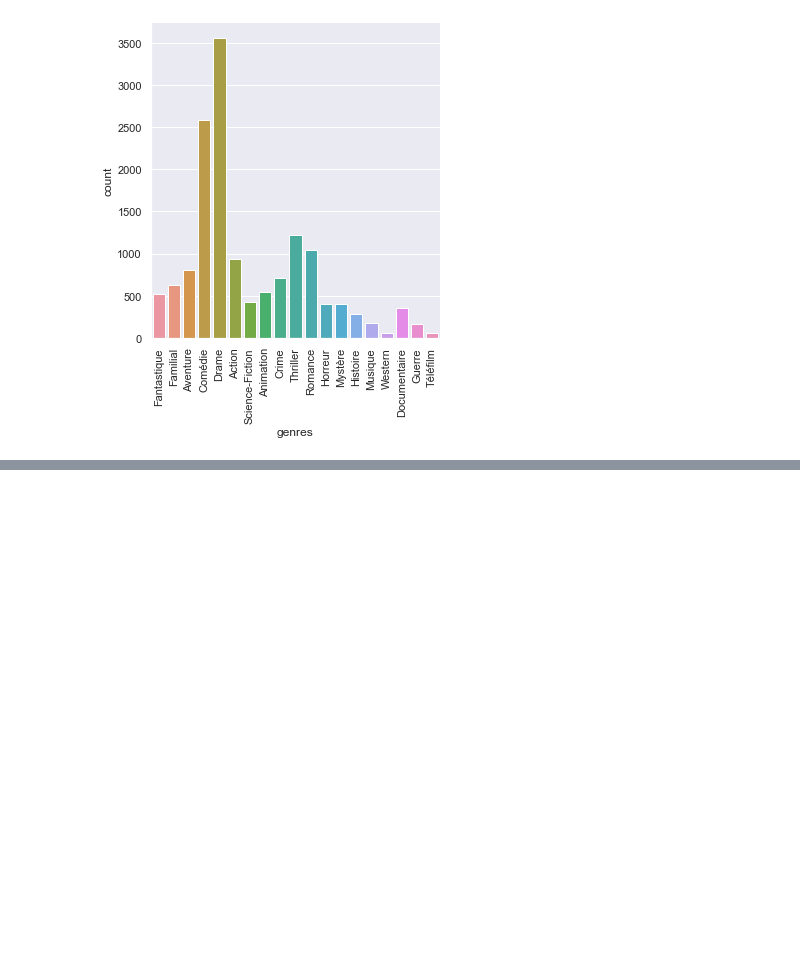
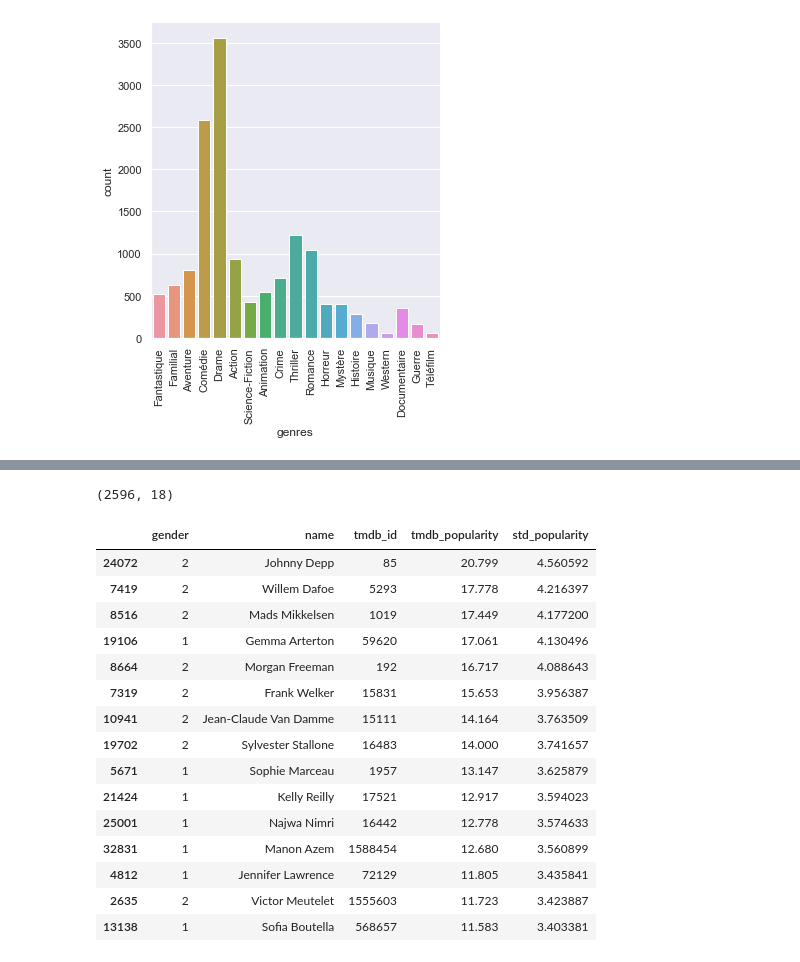
Before and after one commit to artefactory/french-box-office, a Jupyter notebook: notebooks/session4-data-exploration.ipynb, the cells around one changed output, grey strips where cells are left out. Cells and saved outputs as stored; diff of their text form; code cells hidden in the pictures; blank space fills up the shorter version.

```diff
--- a/notebooks/session5-data-exploration.ipynb
+++ b/notebooks/session4-data-exploration.ipynb
@@ -266,3 +457,32 @@ Name: production_countries, Length: 124, dtype: int64
+# %%
+data_fr.shape
+# %% [output]
+(2596, 18)
+# %%
+actors_fr = flatten_list_series(data_fr['cast'])
+actors_fr_df = actors_fr['cast'].apply(pd.Series)
+# %%
+actors_fr_df = actors_fr_df[["gender", "name", "tmdb_id", "tmdb_popularity"]].drop_duplicates()
+actors_fr_df['std_popularity'] = actors_fr_df['tmdb_popularity'].map(lambda x: np.sqrt(x))
+# %%
+actors_fr_df.sort_values(by='std_popularity', ascending=False).head(15)
+# %% [output]
+|  | gender | name | tmdb_id | tmdb_popularity | std_popularity |
+| 24072 | 2 | Johnny Depp | 85 | 20.799 | 4.560592 |
+| 7419 | 2 | Willem Dafoe | 5293 | 17.778 | 4.216397 |
+| 8516 | 2 | Mads Mikkelsen | 1019 | 17.449 | 4.177200 |
+| 19106 | 1 | Gemma Arterton | 59620 | 17.061 | 4.130496 |
+| 8664 | 2 | Morgan Freeman | 192 | 16.717 | 4.088643 |
+| 7319 | 2 | Frank Welker | 15831 | 15.653 | 3.956387 |
+| 10941 | 2 | Jean-Claude Van Damme | 15111 | 14.164 | 3.763509 |
+| 19702 | 2 | Sylvester Stallone | 16483 | 14.000 | 3.741657 |
+| 5671 | 1 | Sophie Marceau | 1957 | 13.147 | 3.625879 |
+| 21424 | 1 | Kelly Reilly | 17521 | 12.917 | 3.594023 |
+| 25001 | 1 | Najwa Nimri | 16442 | 12.778 | 3.574633 |
+| 32831 | 1 | Manon Azem | 1588454 | 12.680 | 3.560899 |
+| 4812 | 1 | Jennifer Lawrence | 72129 | 11.805 | 3.435841 |
+| 2635 | 2 | Victor Meutelet | 1555603 | 11.723 | 3.423887 |
+| 13138 | 1 | Sofia Boutella | 568657 | 11.583 | 3.403381 |
 # %%
 # Learnings
 
```
Also changed, not shown: parts of 28 cells of this notebook, 3 other files.
